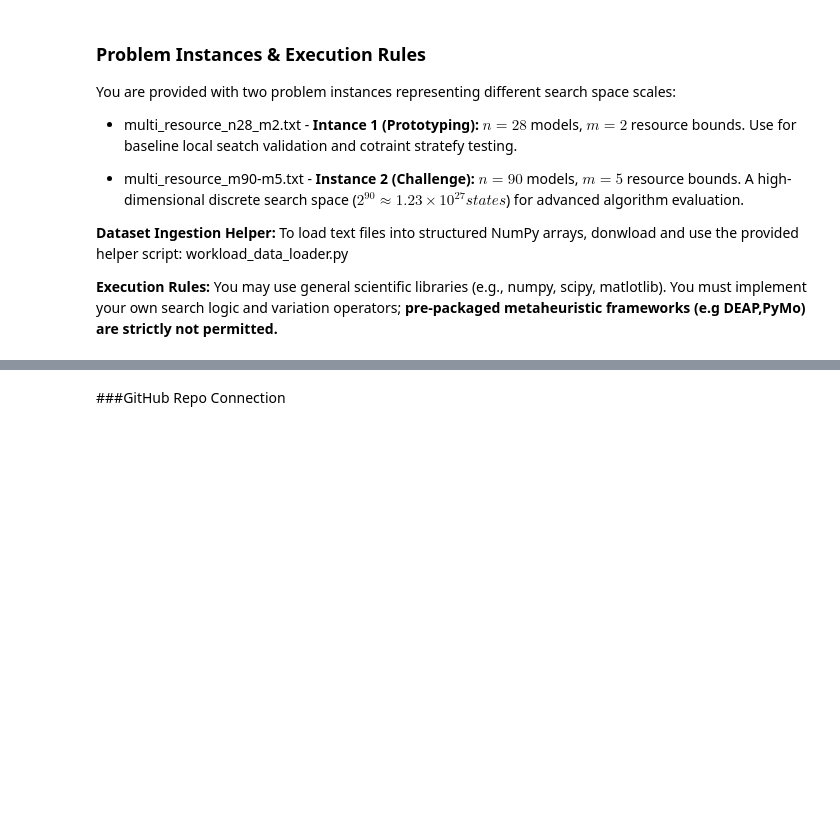
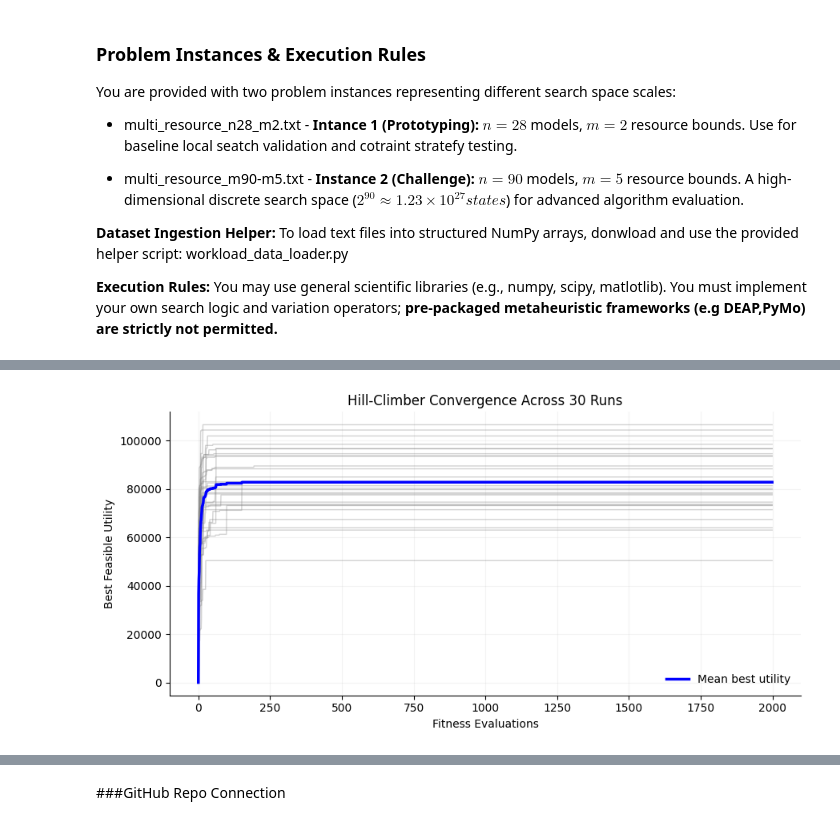
Before and after one commit to ham00496-sketch/CSCU9YE-assignment, a Jupyter notebook: CSCU9YE_Assignment.ipynb, the cells around one changed output, grey strips where cells are left out. Cells and saved outputs as stored; diff of their text form; code cells hidden in the pictures; blank space fills up the shorter version.

```diff
--- a/CSCU9YE_Assignment.ipynb
+++ b/CSCU9YE_Assignment.ipynb
@@ -317,0 +349,10 @@ This shows a tradeoff between feasibility and solution quality
+# %%
+sol = random_sol(0.7, n1)
+
+new_sol = neighbour(sol)
+
+print("Original solution: ", sol)
+print("Neighbour solution:", new_sol)
+
+print("Number of bits changed:",
+      sum(sol[i] != new_sol[i] for i in range(n1)))
@@ -317,0 +591,32 @@ This shows a tradeoff between feasibility and solution quality
+# %%
+mean_curve = np.mean(convergence_curves, axis=0)
+
+fig, ax = plt.subplots(figsize=(9, 4.5))
+
+# Individual runs
+for curve in convergence_curves:
+    ax.plot(curve, color="grey", alpha=0.35, linewidth=1)
+
+# Mean convergence
+ax.plot(
+    mean_curve,
+    color="blue",
+    linewidth=2.5,
+    label="Mean best utility"
+)
+
+ax.set(
+    title="Hill-Climber Convergence Across 30 Runs",
+    xlabel="Fitness Evaluations",
+    ylabel="Best Feasible Utility"
+)
+
+ax.spines["top"].set_visible(False)
+ax.spines["right"].set_visible(False)
+ax.grid(alpha=0.15)
+ax.legend(frameon=False)
+
+plt.tight_layout()
+plt.show()
+# %% [output]
+[figure, added]
```
Also changed, not shown: parts of 43 cells of this notebook.
